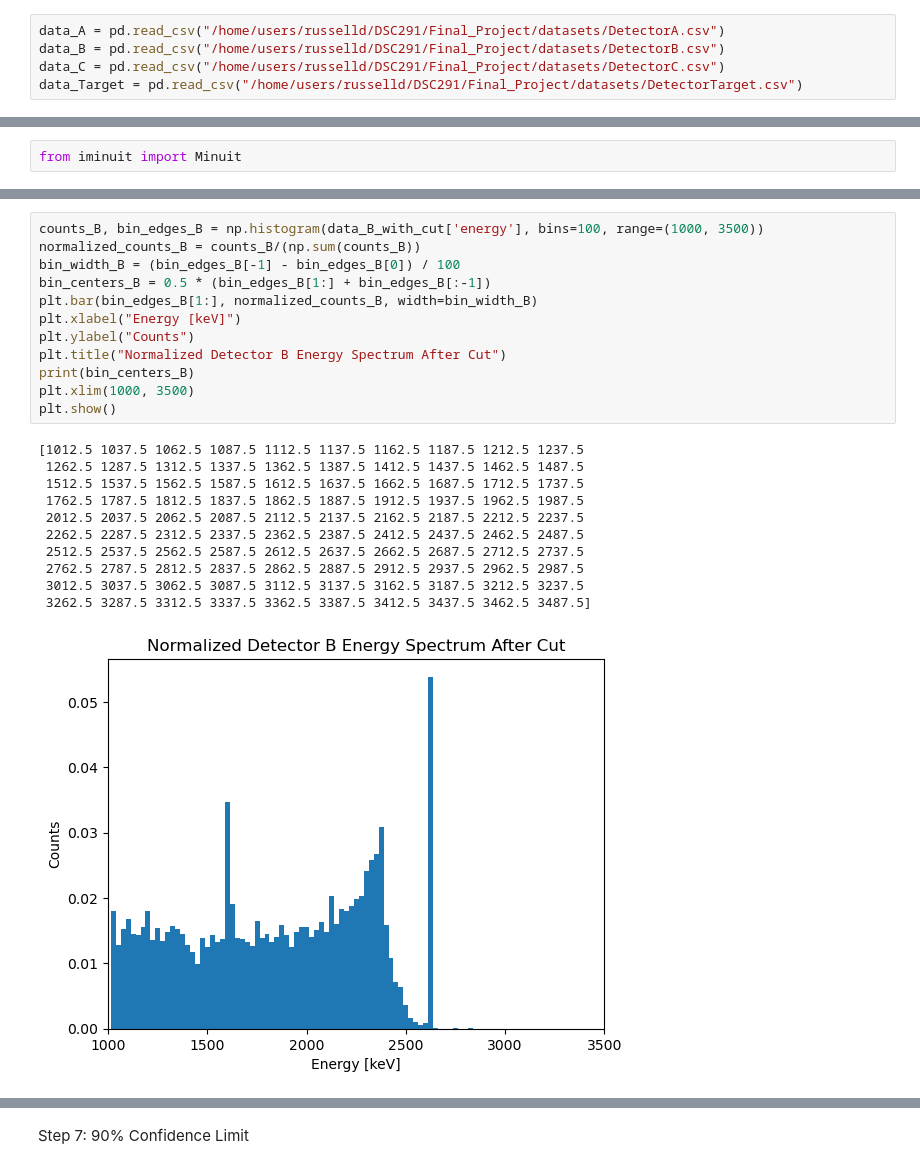
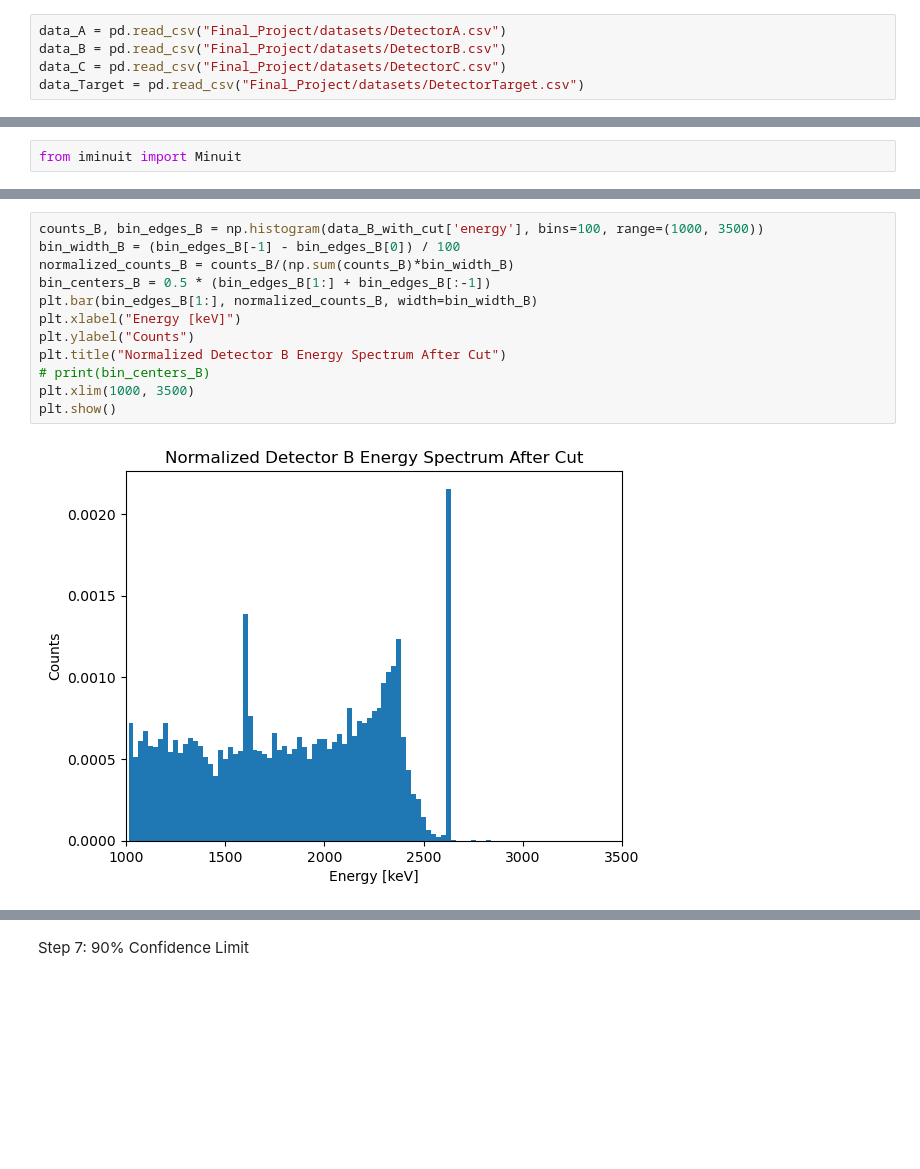
Before and after one commit to Brainz22/DSC291, a Jupyter notebook: finalProject_nb.ipynb, the cells around one changed output, grey strips where cells are left out. Saved outputs shown, nothing was run; the diff lists cells and outputs as text; blank space fills up the shorter version.

```diff
--- a/finalProject_nb.ipynb
+++ b/finalProject_nb.ipynb
@@ -4,10 +4,10 @@ import numpy as np
 import pandas as pd
 import scipy.stats as stats
 # %%
-data_A = pd.read_csv("/home/users/russelld/DSC291/Final_Project/datasets/DetectorA.csv")
-data_B = pd.read_csv("/home/users/russelld/DSC291/Final_Project/datasets/DetectorB.csv")
-data_C = pd.read_csv("/home/users/russelld/DSC291/Final_Project/datasets/DetectorC.csv")
-data_Target = pd.read_csv("/home/users/russelld/DSC291/Final_Project/datasets/DetectorTarget.csv")
+data_A = pd.read_csv("Final_Project/datasets/DetectorA.csv")
+data_B = pd.read_csv("Final_Project/datasets/DetectorB.csv")
+data_C = pd.read_csv("Final_Project/datasets/DetectorC.csv")
+data_Target = pd.read_csv("Final_Project/datasets/DetectorTarget.csv")
 # %%
 data_A.plot(kind='hist', title='Detector A Energy Spectrum', column='energy', bins=100, logy=True, xlabel="Energy [keV]")
 # %% [output]
@@ -291,26 +291,16 @@ plt.show()
 # %%
 counts_B, bin_edges_B = np.histogram(data_B_with_cut['energy'], bins=100, range=(1000, 3500))
-normalized_counts_B = counts_B/(np.sum(counts_B))
 bin_width_B = (bin_edges_B[-1] - bin_edges_B[0]) / 100
+normalized_counts_B = counts_B/(np.sum(counts_B)*bin_width_B)
 bin_centers_B = 0.5 * (bin_edges_B[1:] + bin_edges_B[:-1])
 plt.bar(bin_edges_B[1:], normalized_counts_B, width=bin_width_B)
 plt.xlabel("Energy [keV]")
 plt.ylabel("Counts")
 plt.title("Normalized Detector B Energy Spectrum After Cut")
-print(bin_centers_B)
+# print(bin_centers_B)
 plt.xlim(1000, 3500)
 plt.show()
 # %% [output]
-[1012.5 1037.5 1062.5 1087.5 1112.5 1137.5 1162.5 1187.5 1212.5 1237.5
- 1262.5 1287.5 1312.5 1337.5 1362.5 1387.5 1412.5 1437.5 1462.5 1487.5
- 1512.5 1537.5 1562.5 1587.5 1612.5 1637.5 1662.5 1687.5 1712.5 1737.5
- 1762.5 1787.5 1812.5 1837.5 1862.5 1887.5 1912.5 1937.5 1962.5 1987.5
- 2012.5 2037.5 2062.5 2087.5 2112.5 2137.5 2162.5 2187.5 2212.5 2237.5
- 2262.5 2287.5 2312.5 2337.5 2362.5 2387.5 2412.5 2437.5 2462.5 2487.5
- 2512.5 2537.5 2562.5 2587.5 2612.5 2637.5 2662.5 2687.5 2712.5 2737.5
- 2762.5 2787.5 2812.5 2837.5 2862.5 2887.5 2912.5 2937.5 2962.5 2987.5
- 3012.5 3037.5 3062.5 3087.5 3112.5 3137.5 3162.5 3187.5 3212.5 3237.5
- 3262.5 3287.5 3312.5 3337.5 3362.5 3387.5 3412.5 3437.5 3462.5 3487.5]
-[figure, old version]
+[figure, new version]
 # %%
 counts_C, bin_edges_C = np.histogram(data_C_with_cut['energy'], bins=100,range=(1000, 3500))
```
Also changed, not shown: parts of 20 cells of this notebook.
